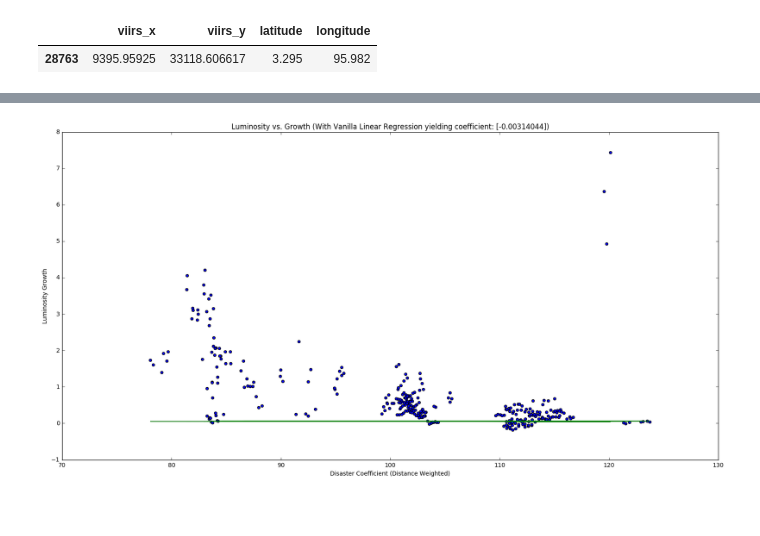
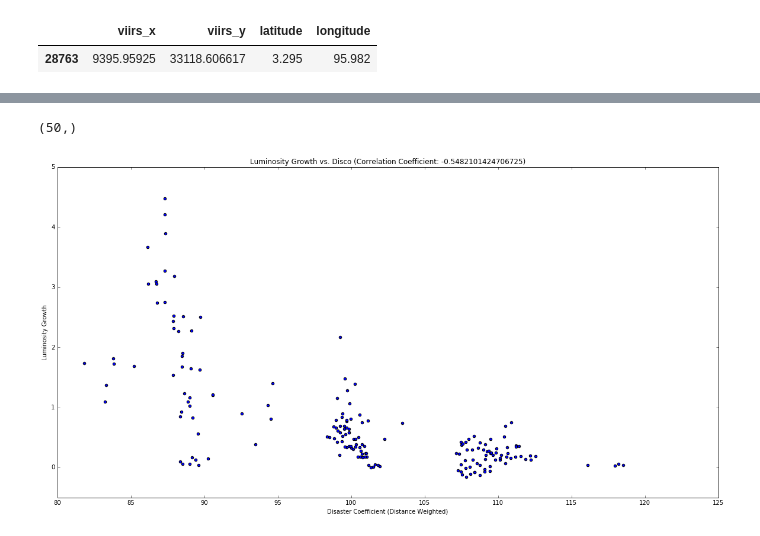
Before and after one commit to feliuserra/Luminosity, a Jupyter notebook: notebooks/model-linear_1.ipynb, the cells around one changed output, grey strips where cells are left out. Saved outputs shown, nothing was run; the diff lists cells and outputs as text; code cells hidden in the pictures; blank space fills up the shorter version.

```diff
--- a/notebooks/model-linear_1.ipynb
+++ b/notebooks/model-linear_1.ipynb
@@ -28,13 +11,13 @@ for i, p in enumerate(tif_paths):
 # %% [markdown]
 Load Data
 # %%
-df_images = pd.read_csv('data/features.csv', index_col='i')
+df_images = pd.read_csv('../data/processed/usgeo-disco-features.csv', index_col='i')
 df_images_1992 = df_images[df_images['year'] == 1992].sort('f')
 df_images_2013 = df_images[df_images['year'] == 2013].sort('f')
 df_images_2013['mean_luminosity_delta'] = (df_images_2013['mean_luminosity'].as_matrix() - df_images_1992['mean_luminosity'].as_matrix()) / df_images_1992['mean_luminosity'].as_matrix()
 df_images = df_images_2013
 
-df_quakes = pd.read_csv('data/interim/USGeoQuakes.csv', index_col=0)
+df_quakes = pd.read_csv('../data/raw/USGSEarthquakeHazards/USGSEarthquakeHazards.csv', index_col=0)
 # %% [markdown]
 Translate coordinate locations into image x- and y-Axes
 # %%
@@ -69,5 +52,5 @@ plt.show()
 # %%
 df_images = df_images[df_images['mean_luminosity'] > 10]
-df_quakes = df_quakes[df_quakes['mag'] > 7]
+df_quakes = df_quakes[df_quakes['mag'] > 5]
 print('These configurations make %i iterations.' % (df_images.shape[0] * df_quakes.shape[0]))
 # %% [output]
@@ -154,10 +96,16 @@ LinearRegression(copy_X=True, fit_intercept=True, n_jobs=1, normalize=False)
+# %%
+gp_mean.shape
+# %% [output]
+(50,)
 # %%
 plt.figure(figsize=(20,10))
 plt.scatter(df_images['disco'],df_images['mean_luminosity_delta'])
-plt.plot(df_images['disco'], regr.predict(df_images['mean_luminosity_delta'].as_matrix().reshape((315,1))), color='green')
 plt.xlabel('Disaster Coefficient (Distance Weighted)')
 plt.ylabel('Luminosity Growth')
-plt.title('Luminosity vs. Growth (With Vanilla Linear Regression yielding coefficient: ' + str(regr.coef_) + ')')
+plt.title('Luminosity Growth vs. Disco (Correlation Coefficient: {:.2f})'
+          .format(np.corrcoef(df_images['mean_luminosity_delta'], df_images['disconorm'])[0,1]))
+plt.ylim([-0.5,5])
+plt.savefig('../reports/figures/linear-lum-vs-disco.png')
 plt.show()
 # %% [output]
-[figure, old version]
+[figure, new version]
```
Also changed, not shown: parts of 16 cells of this notebook, 1 other file.
